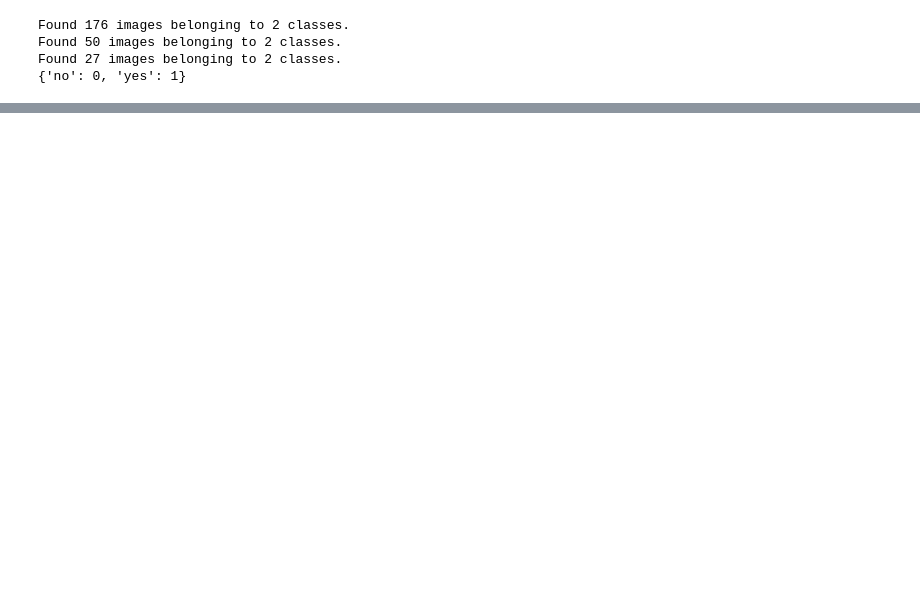
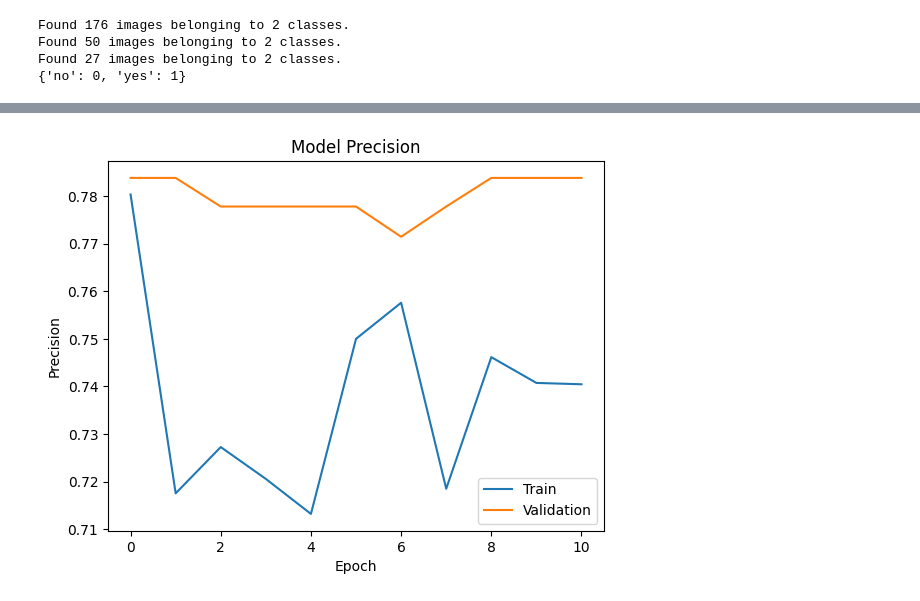
Before and after one commit to afrizalsebastian/brain-tumor-model, a Jupyter notebook: model.ipynb, the cells around one changed output, grey strips where cells are left out. Cells and saved outputs as stored; diff of their text form; code cells hidden in the pictures; blank space fills up the shorter version.

Commit message:
feat: model with recall + AUC optimation

```diff
--- a/model.ipynb
+++ b/model.ipynb
@@ -10,10 +45,10 @@ from tensorflow.keras.utils import load_img, img_to_array
 # CONFIGURATION
 # ===========================================
 
-IMG_HEIGHT = 128
-IMG_WIDTH = 128
+IMG_HEIGHT = 228
+IMG_WIDTH = 228
 
-BATCH_SIZE=32
+BATCH_SIZE=16
 # %%
 # ============================================
 # IMAGE DATA GENERATOR
@@ -415,0 +192,15 @@ Reached 95% accuracy so cancelling training! In epoch: 90
+# %%
+# =========================================================
+# CREATE OPTUNA STUDY
+# =========================================================
+
+study = optuna.create_study(direction='maximize', study_name='model-tunning')
+study.optimize(objective,n_trials=20)
+best_trial = study.best_trial
+print("\n================ FINAL =====================")
+print(f"Best Score        : {best_trial.value:.4f}")
+print(f"Best AUC          : {best_trial.user_attrs['auc']:.4f}")
+print(f"Best Recall       : {best_trial.user_attrs['recall']:.4f}")
+print(f"Best F1           : {best_trial.user_attrs['f1']:.4f}")
+print(f"Best Accuracy     : {best_trial.user_attrs['accuracy']:.4f}")
+print(f"Best Params       : {best_trial.params}")
@@ -443,0 +383,14 @@ plt.show()
+# %%
+# =========================================================
+# VISUALIZATION PRECISION
+# =========================================================
+
+plt.plot(history.history['precision'])
+plt.plot(history.history['val_precision'])
+plt.title('Model Precision')
+plt.xlabel('Epoch')
+plt.ylabel('Precision')
+plt.legend(['Train', 'Validation'])
+plt.show()
+# %% [output]
+[figure, added]
```
Also changed, not shown: parts of 22 cells of this notebook, 3 other files.
